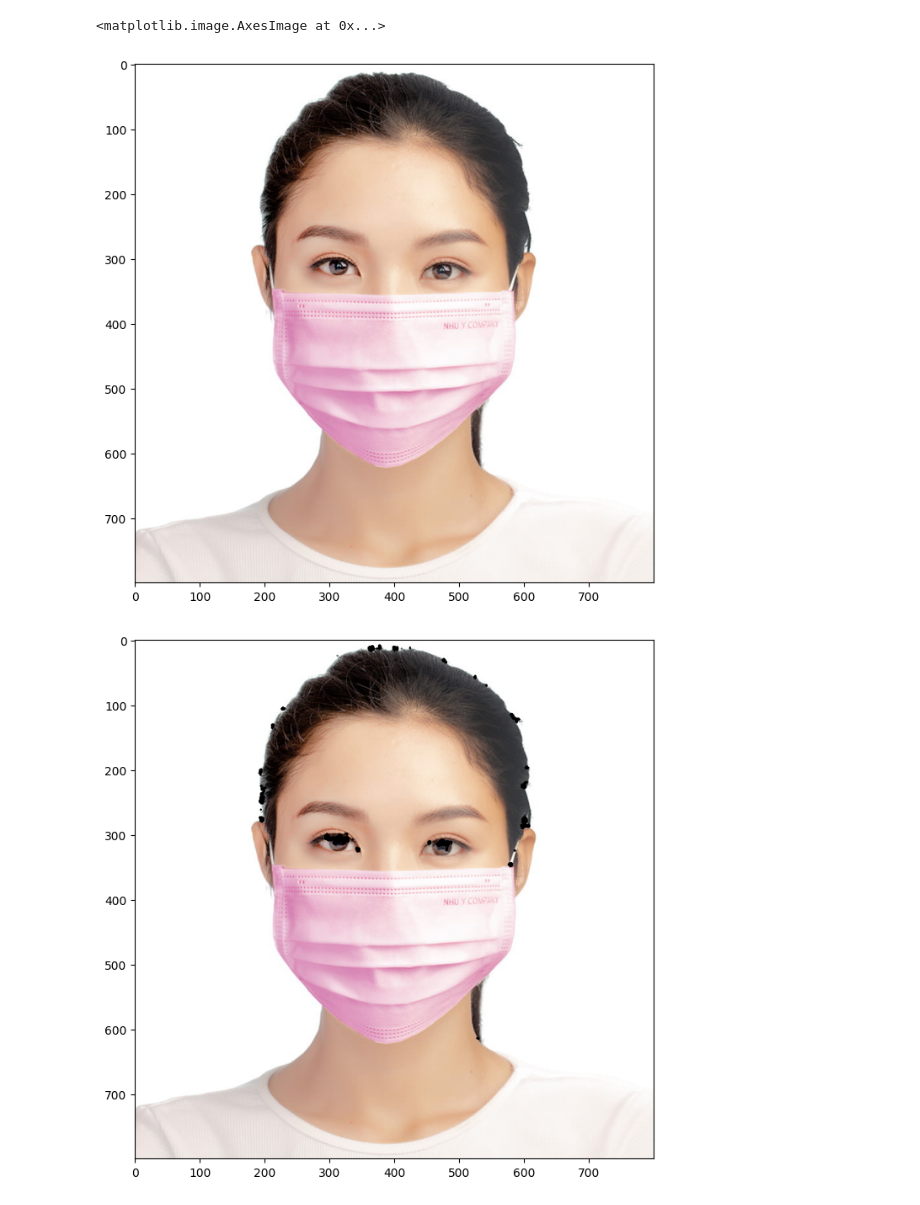
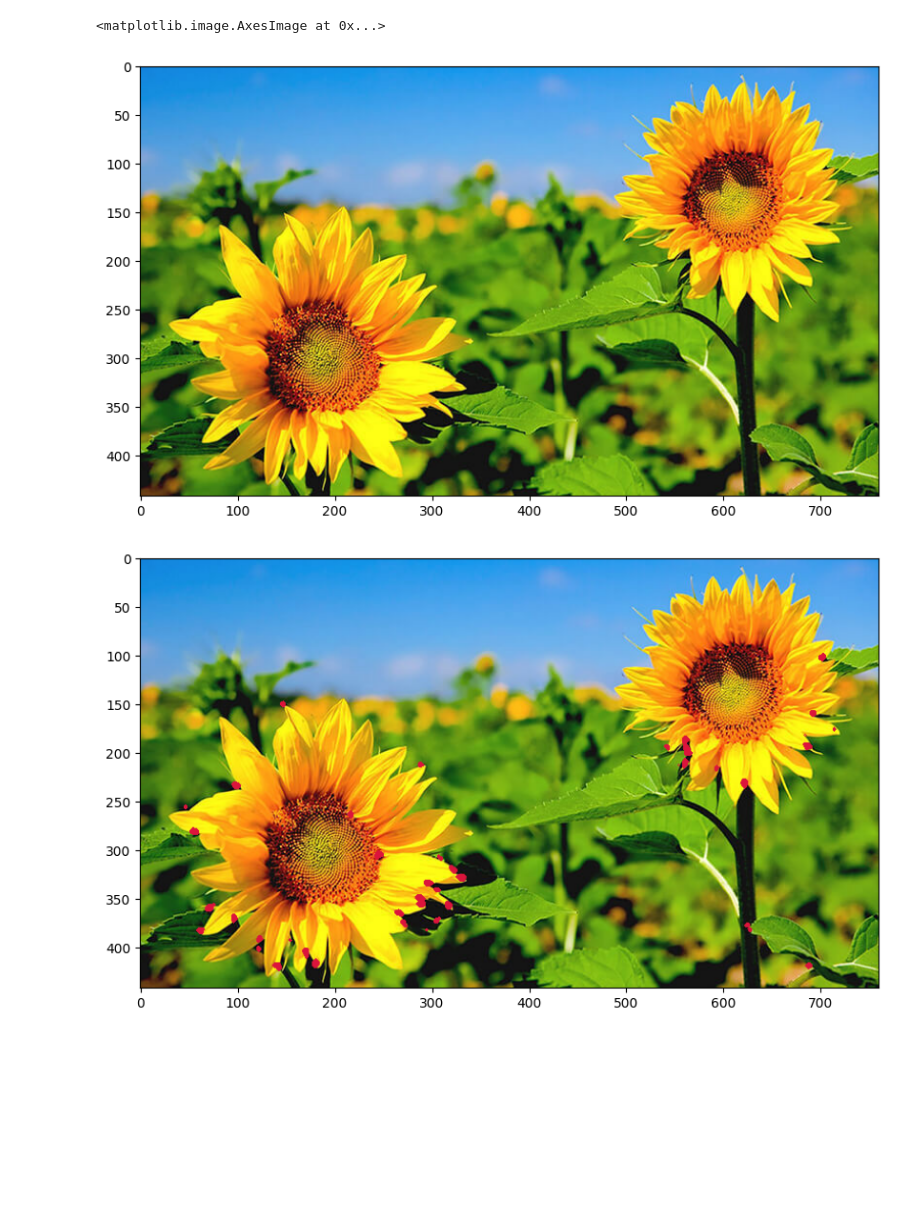
Before and after one commit to hellokhanhne/SVM_mask_detection, a Jupyter notebook: bt/featureDetection.ipynb, the cells around one changed output. Saved outputs shown, nothing was run; the diff lists cells and outputs as text; code cells hidden in the pictures; blank space fills up the shorter version.

```diff
--- a/bt/featureDetection.ipynb
+++ b/bt/featureDetection.ipynb
@@ -1,16 +1,16 @@
 # %%
 import numpy as np
 import cv2
 import matplotlib.pyplot as plt
 
 %matplotlib inline
 plt.rcParams['figure.figsize'] = [10,8]
 
-image = cv2.imread("/Users/hellokhanhne/Documents/project/py/mask_detection/imgthucte/4-layer-medical-face-mask-pink.jpeg")
+image = cv2.imread("/Users/hellokhanhne/Documents/project/py/mask_detection/bt/assets/anh-hoa-huong-duong-dep.jpeg")
 plt.imshow(cv2.cvtColor(image, cv2.COLOR_BGR2RGB))
 # %% [output]
 <matplotlib.image.AxesImage at 0x...>
-[figure, old version]
+[figure, new version]
 # %%
 def my_harris(img, window_size, k, threshold, threshold_point_size = 1, color = (0,255,0)):
 
@@ -63,6 +63,6 @@ def my_harris(img, window_size, k, threshold, threshold_point_size = 1, color =
     plt.imshow(img)
     plt.show()
 # %%
-my_harris(image, 6, 0.04, 0.3, color = (0, 0, 0))
+my_harris(image, 6, 0.04, 0.3, color = (220,20,60))
 # %% [output]
-[figure, old version]
+[figure, new version]
```
Also changed, not shown: parts of 1 cell of this notebook, 3 other files.
